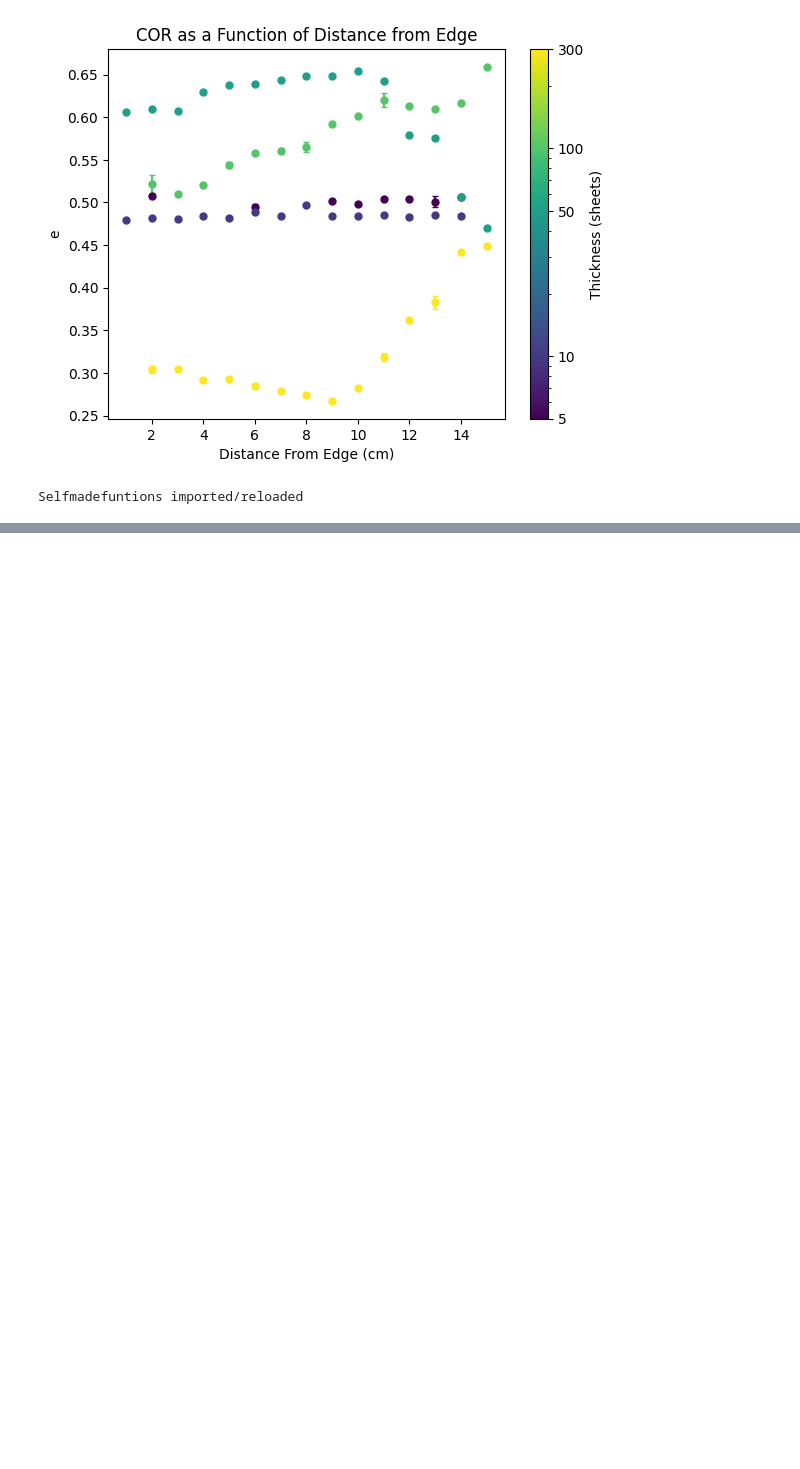
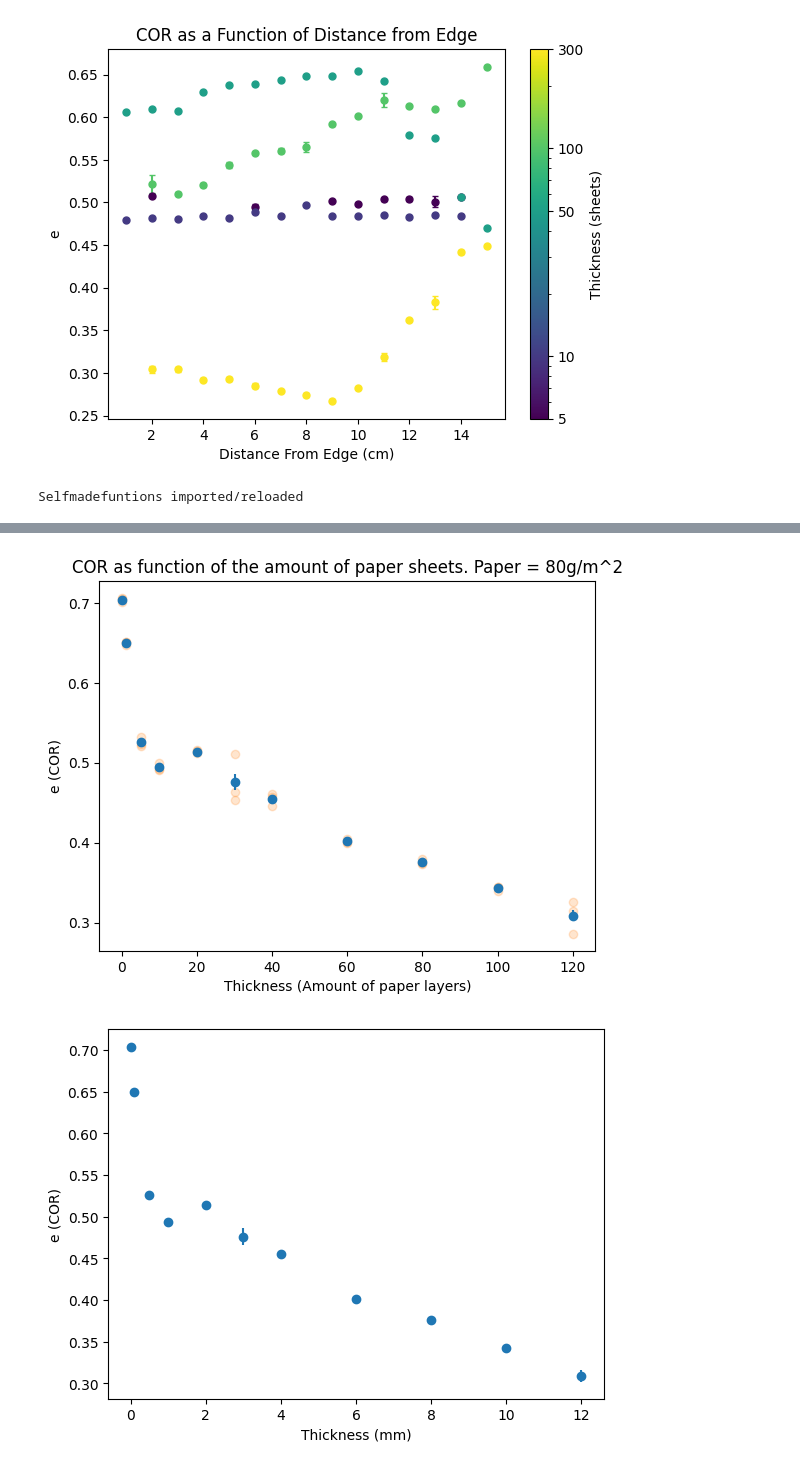
Before and after one commit to joshuadijksman/paperstack, a Jupyter notebook: Manou_version/code/Manou_Experiments.ipynb, the cells around one changed output, grey strips where cells are left out. Saved outputs shown, nothing was run; the diff lists cells and outputs as text; code cells hidden in the pictures; blank space fills up the shorter version.

```diff
--- a/Manou_version/code/Manou_Experiments.ipynb
+++ b/Manou_version/code/Manou_Experiments.ipynb
@@ -21,15 +20,16 @@ Having problems? Look at the outputfolder to see what part of tracking went wron
 # %%
 importlib.reload(selfmadefunctions)
 
-inputfolder = Path(rf"Z:\Video_files\Experiments\Raw_Videos\80density")
-outputfolder = Path(rf"Z:\Video_files\Experiments\Tracked_Videos\80density")
-csvfolder = Path(rf"Z:\\Clean_Data\Data_Manou_Thesis_Clean\80density")
+inputfolder = Path(rf"Z:\Video_files\Experiments\Raw_Videos\80d_newpaper")
+outputfolder = Path(rf"Z:\Video_files\Experiments\Tracked_Videos\80d_newpaper")
+csvfolder = Path(rf"Z:\\Clean_Data\Data_Manou_Thesis_Clean\80d_newpaper")
 
-thicknesses = [20, 30, 40, 60, 80, 100, 120]
+thicknesses = [30]
+
 
 for t in thicknesses:
-    for i in range(1, 4):
-        filename = f"80d_{t}t_{i}.avi"
+    for i in range(1, 2):
+        filename = f"80d_newpaper_{t}t_{i}.avi"
         print(filename)
         selfmadefunctions.track_video_2(80, video_inputfolder=inputfolder,
                                 video_outputfolder=outputfolder,
@@ -382,0 +345,15 @@ plt.show()
+# %%
+plt.errorbar(Thickness_80d_unique, avg_COR_80d, yerr = COR_err_80d, fmt = 'o', zorder = 2)
+plt.errorbar(Thickness_80d, COR_80d, fmt = 'o', alpha = 0.2, zorder = 1)
+plt.ylabel("e (COR)")
+plt.xlabel("Thickness (Amount of paper layers)")
+plt.title("COR as function of the amount of paper sheets. Paper = 80g/m^2")
+plt.show()
+
+plt.errorbar(Thickness_80d_mm, avg_COR_80d, yerr = COR_err_80d, fmt = 'o', zorder = 2)
+plt.ylabel("e (COR)")
+plt.xlabel("Thickness (mm)")
+plt.show()
+# %% [output]
+[figure, new version]
+[figure]
```
Also changed, not shown: parts of 8 cells of this notebook, 1 other file.
